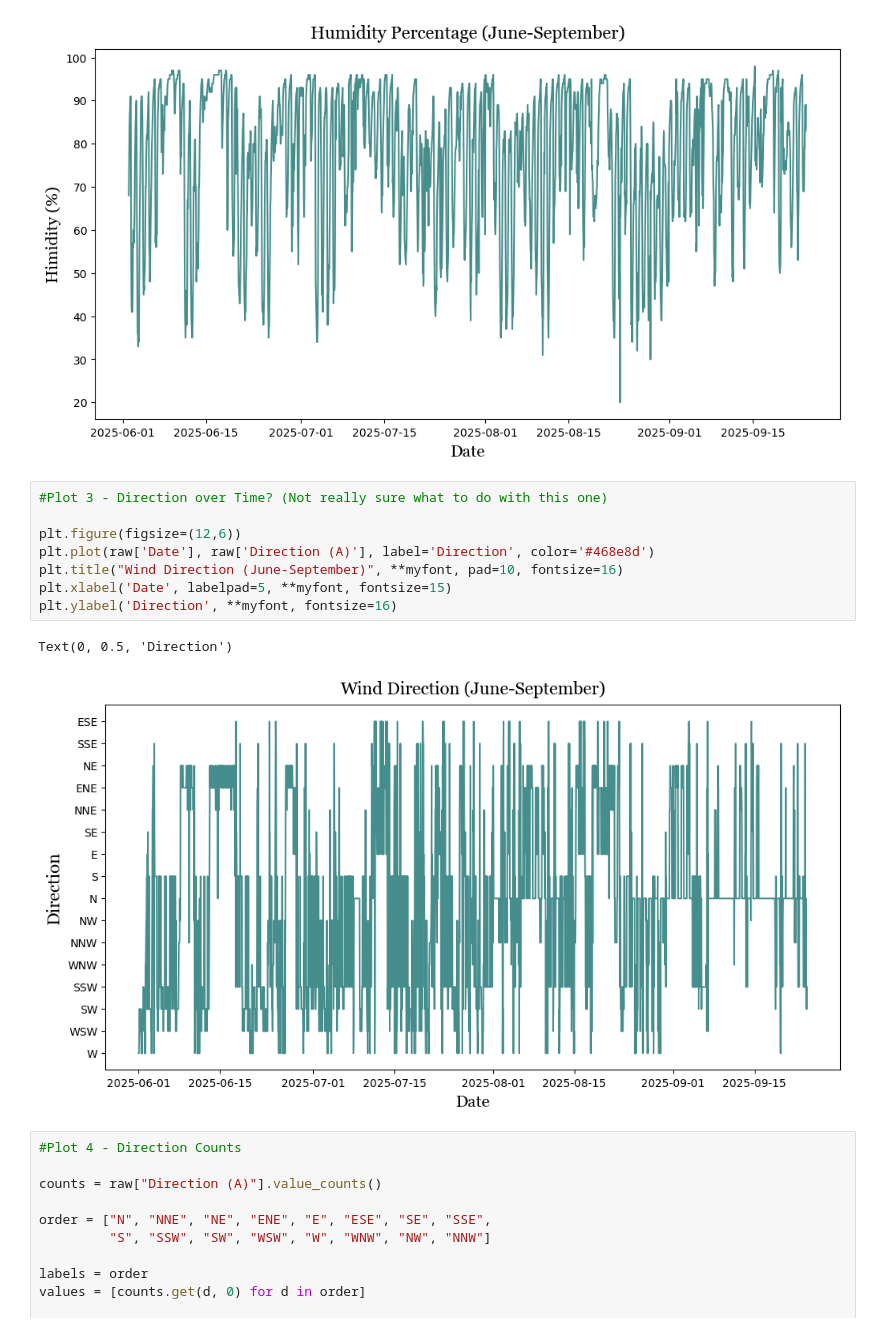
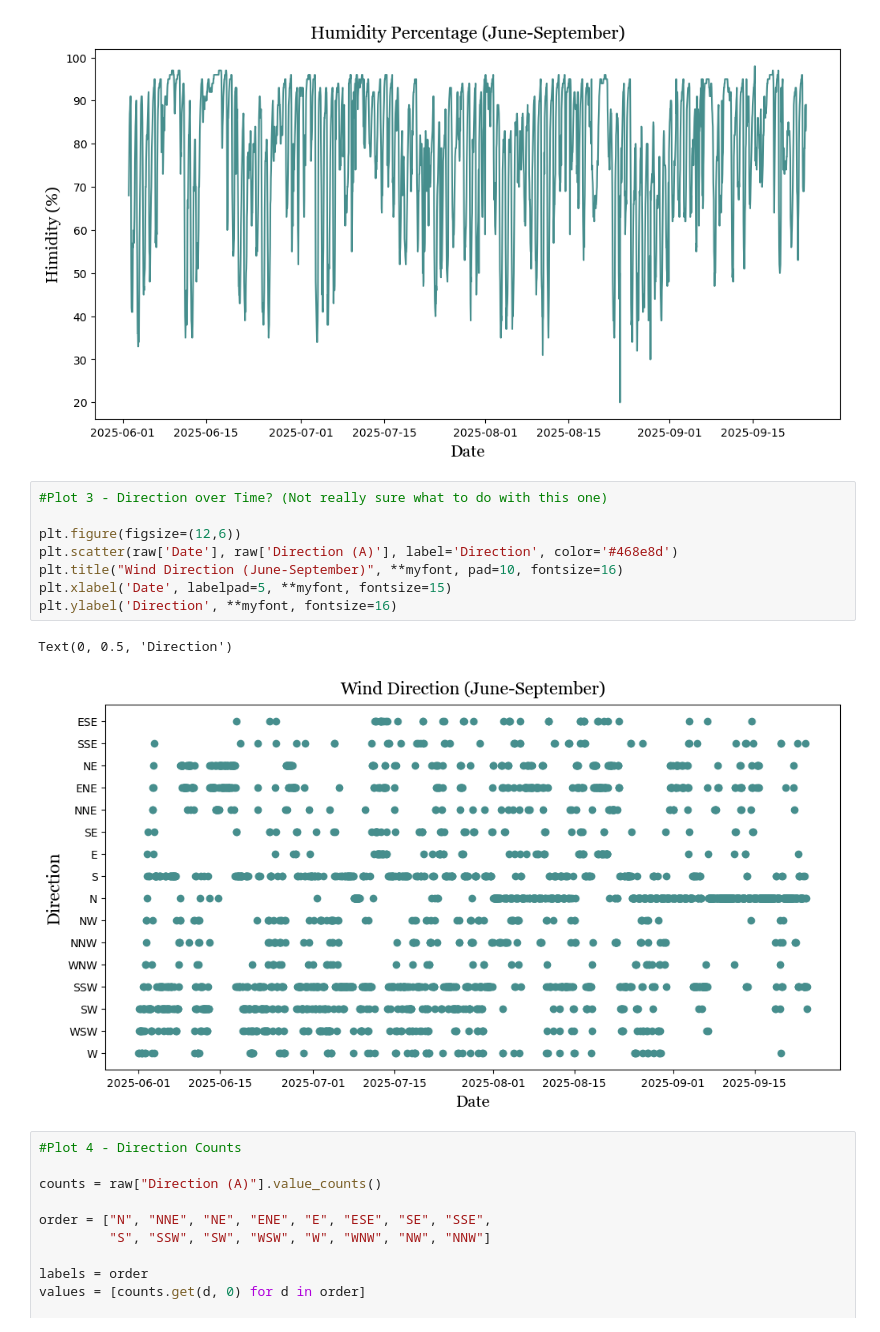
Before and after one commit to Krupamc/Research-2026-LSTM, a Jupyter notebook: graphs/graphs.ipynb, the cells around one changed output. Cells and saved outputs as stored; diff of their text form.

```diff
--- a/graphs/graphs.ipynb
+++ b/graphs/graphs.ipynb
@@ -84,14 +84,14 @@ Text(0, 0.5, 'Himidity (%)')
 # %%
 #Plot 3 - Direction over Time? (Not really sure what to do with this one)
 
 plt.figure(figsize=(12,6))
-plt.plot(raw['Date'], raw['Direction (A)'], label='Direction', color='#468e8d')
+plt.scatter(raw['Date'], raw['Direction (A)'], label='Direction', color='#468e8d')
 plt.title("Wind Direction (June-September)", **myfont, pad=10, fontsize=16)
 plt.xlabel('Date', labelpad=5, **myfont, fontsize=15)
 plt.ylabel('Direction', **myfont, fontsize=16)
 # %% [output]
 Text(0, 0.5, 'Direction')
-[figure, old version]
+[figure, new version]
 # %%
 #Plot 4 - Direction Counts
 
```
Also changed, not shown: parts of 2 cells of this notebook.
